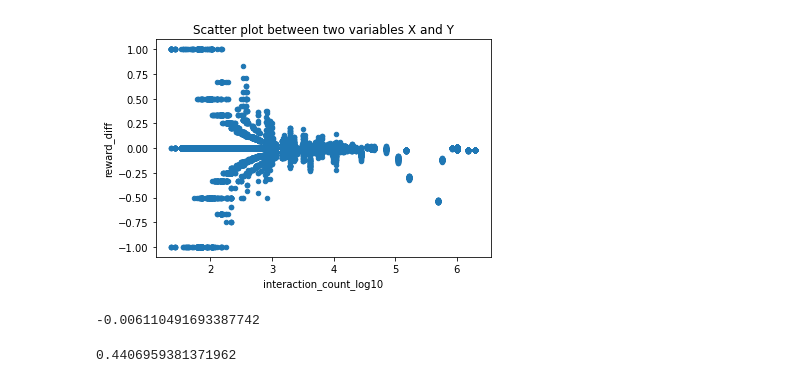
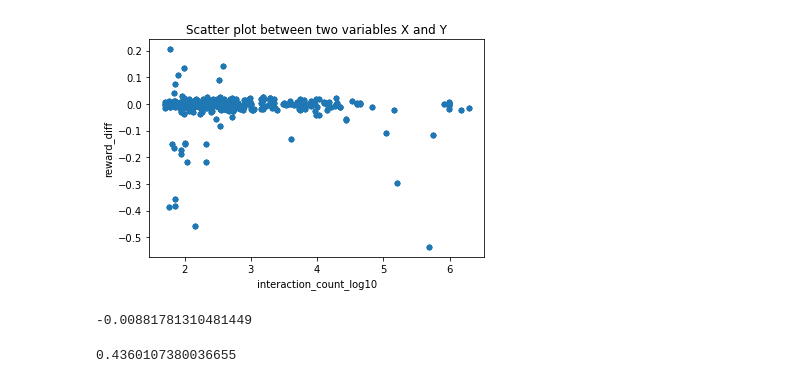
Before and after one commit to pmineiro/memoryrl, a Jupyter notebook: memoryrl_empirical/empirical_results.ipynb, the cells around one changed output. Drawn from its saved outputs; the diff is of its cells as text; code cells hidden in the pictures.

```diff
--- a/memoryrl_empirical/empirical_results.ipynb
+++ b/memoryrl_empirical/empirical_results.ipynb
@@ -56,24 +40,32 @@ np.log10(s['interaction_count']).plot(kind="hist")
 # %%
-b.simulation_id = b.simulation_id.astype('int')
-s.simulation_id = s.simulation_id.astype('int')
+bb = b.copy()
+ss = s.copy()
 
-a = pd.merge(b[b.learner_id.isin([4])],s, on='simulation_id').sort_values('simulation_id')
-c = pd.merge(b[b.learner_id.isin([13])],s, on='simulation_id').sort_values('simulation_id')
+bb.simulation_id = bb.simulation_id.astype('int')
+ss.simulation_id = ss.simulation_id.astype('int')
+
+bb['mod_sim_id'] = bb.simulation_id % 497
+ss['mod_sim_id'] = ss.simulation_id % 497
+
+bb = bb.groupby(['learner_id','mod_sim_id'], as_index=False).mean()
+
+a = pd.merge(bb[bb.learner_id == 5],ss, on='mod_sim_id')
+c = pd.merge(bb[bb.learner_id == 1],ss, on='mod_sim_id')
 
 a.reward = a.reward.astype('float')
 c.reward = c.reward.astype('float')
 
 a['reward_diff']             = a.reward - c.reward
 a['interaction_count_log10'] = np.log10(a.interaction_count)
 
 a.plot.scatter(x='interaction_count_log10', y='reward_diff', title= "Scatter plot between two variables X and Y");
 # %% [output]
-[figure, old version]
+[figure, new version]
 # %%
 a.reward_diff.mean()
 # %% [output]
--0.006110491693387742
+-0.00881781310481449
 # %%
 (1/s.action_count).mean()
 # %% [output]
-0.4406959381371962
+0.4360107380036655
```
Also changed, not shown: parts of 4 cells of this notebook, 8 other files.
